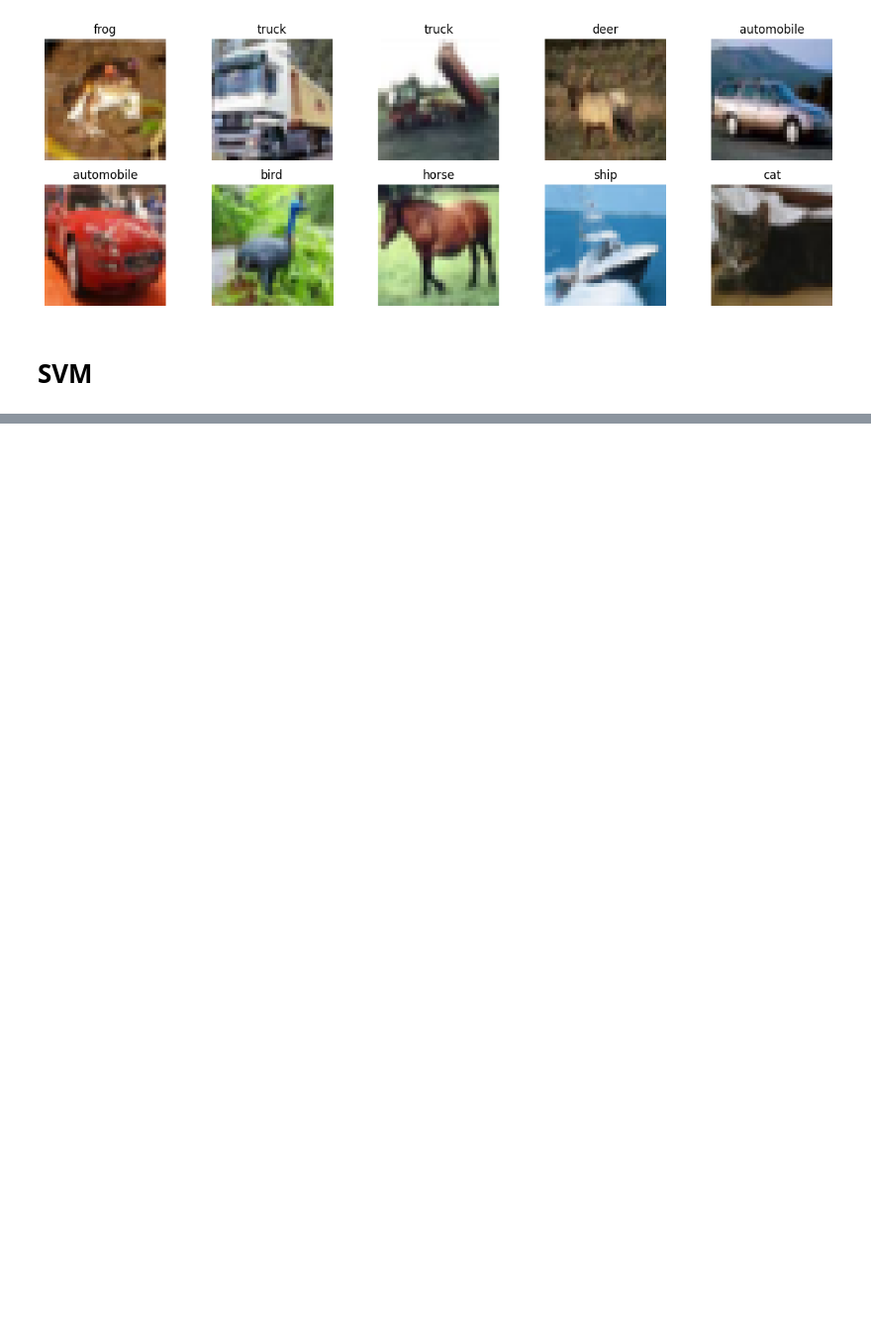
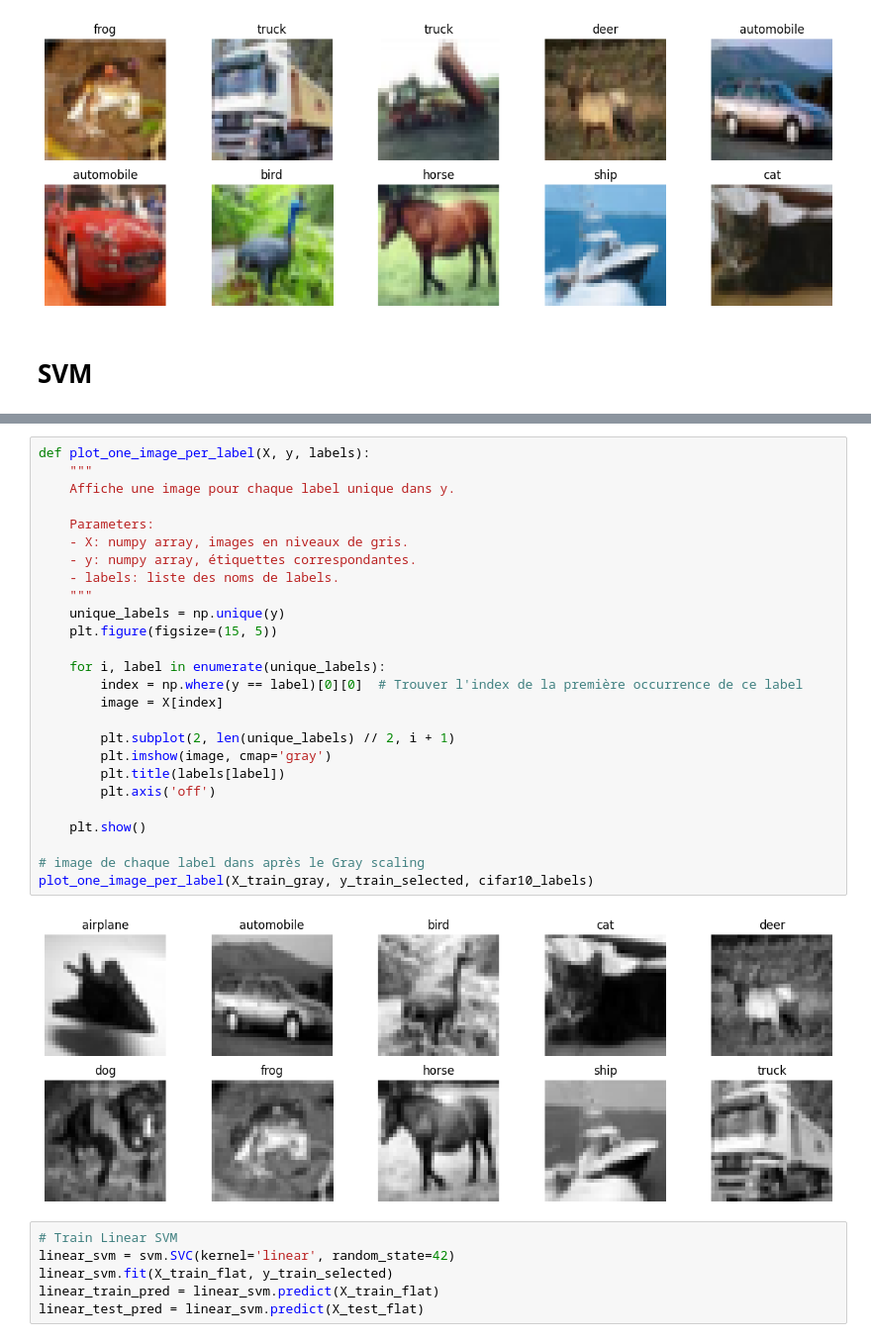
Before and after one commit to MRIBOUR/MLRF, a Jupyter notebook: mlrf_cookiecutter/mlrf/try.ipynb, the cells around one changed output, grey strips where cells are left out. Shown: that part at 99% size. Saved outputs shown, nothing was run; the diff lists cells and outputs as text; blank space fills up the shorter version.

Commit message:
svm, gray scaling, select nb of images to train

```diff
--- a/mlrf_cookiecutter/mlrf/try.ipynb
+++ b/mlrf_cookiecutter/mlrf/try.ipynb
@@ -58,0 +84,34 @@ plot_cifar10_images(X_train, y_train)
+# %%
+def plot_one_image_per_label(X, y, labels):
+    """
+    Affiche une image pour chaque label unique dans y.
+
+    Parameters:
+    - X: numpy array, images en niveaux de gris.
+    - y: numpy array, étiquettes correspondantes.
+    - labels: liste des noms de labels.
+    """
+    unique_labels = np.unique(y)
+    plt.figure(figsize=(15, 5))
+
+    for i, label in enumerate(unique_labels):
+        index = np.where(y == label)[0][0]  # Trouver l'index de la première occurrence de ce label
+        image = X[index]
+
+        plt.subplot(2, len(unique_labels) // 2, i + 1)
+        plt.imshow(image, cmap='gray')
+        plt.title(labels[label])
+        plt.axis('off')
+
+    plt.show()
+
+# image de chaque label dans après le Gray scaling
+plot_one_image_per_label(X_train_gray, y_train_selected, cifar10_labels)
+# %% [output]
+[figure, added]
+# %%
+# Train Linear SVM
+linear_svm = svm.SVC(kernel='linear', random_state=42)
+linear_svm.fit(X_train_flat, y_train_selected)
+linear_train_pred = linear_svm.predict(X_train_flat)
+linear_test_pred = linear_svm.predict(X_test_flat)
```
Also changed, not shown: parts of 5 cells of this notebook.
